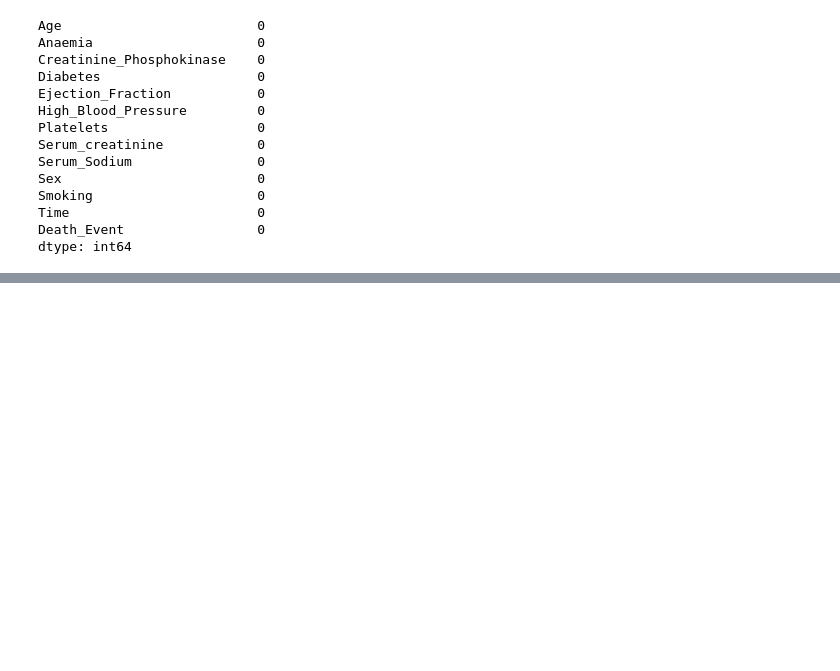
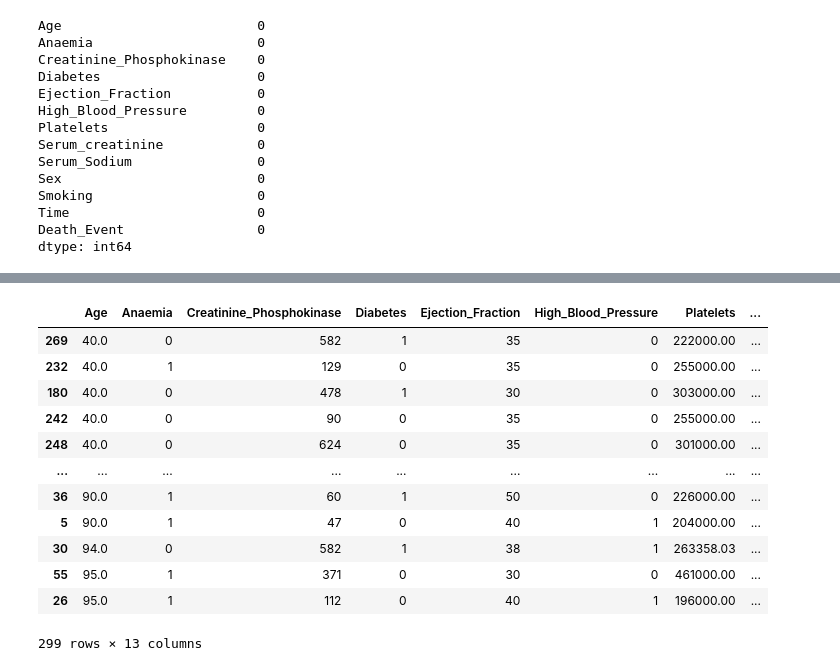
Before and after one commit to spros1/HeartFailureAnalysis, a Jupyter notebook: ExcerA_Heart_Failure.ipynb, the cells around one changed output, grey strips where cells are left out. Drawn from its saved outputs; the diff is of its cells as text; code cells hidden in the pictures; blank space fills up the shorter version.

```diff
--- a/ExcerA_Heart_Failure.ipynb
+++ b/ExcerA_Heart_Failure.ipynb
@@ -162,0 +192,17 @@ dtype: int64
+# %%
+# check values of age, age 60.667 ?
+df.sort_values(by='Age')
+# %% [output]
+|  | Age | Anaemia | Creatinine_Phosphokinase | Diabetes | Ejection_Fraction | High_Blood_Pressure | Platelets | ... |
+| 269 | 40.0 | 0 | 582 | 1 | 35 | 0 | 222000.00 | ... |
+| 232 | 40.0 | 1 | 129 | 0 | 35 | 0 | 255000.00 | ... |
+| 180 | 40.0 | 0 | 478 | 1 | 30 | 0 | 303000.00 | ... |
+| 242 | 40.0 | 0 | 90 | 0 | 35 | 0 | 255000.00 | ... |
+| 248 | 40.0 | 0 | 624 | 0 | 35 | 0 | 301000.00 | ... |
+| ... | ... | ... | ... | ... | ... | ... | ... | ... |
+| 36 | 90.0 | 1 | 60 | 1 | 50 | 0 | 226000.00 | ... |
+| 5 | 90.0 | 1 | 47 | 0 | 40 | 1 | 204000.00 | ... |
+| 30 | 94.0 | 0 | 582 | 1 | 38 | 1 | 263358.03 | ... |
+| 55 | 95.0 | 1 | 371 | 0 | 30 | 0 | 461000.00 | ... |
+| 26 | 95.0 | 1 | 112 | 0 | 40 | 1 | 196000.00 | ... |
+299 rows × 13 columns
```
Also changed, not shown: parts of 6 cells of this notebook.
